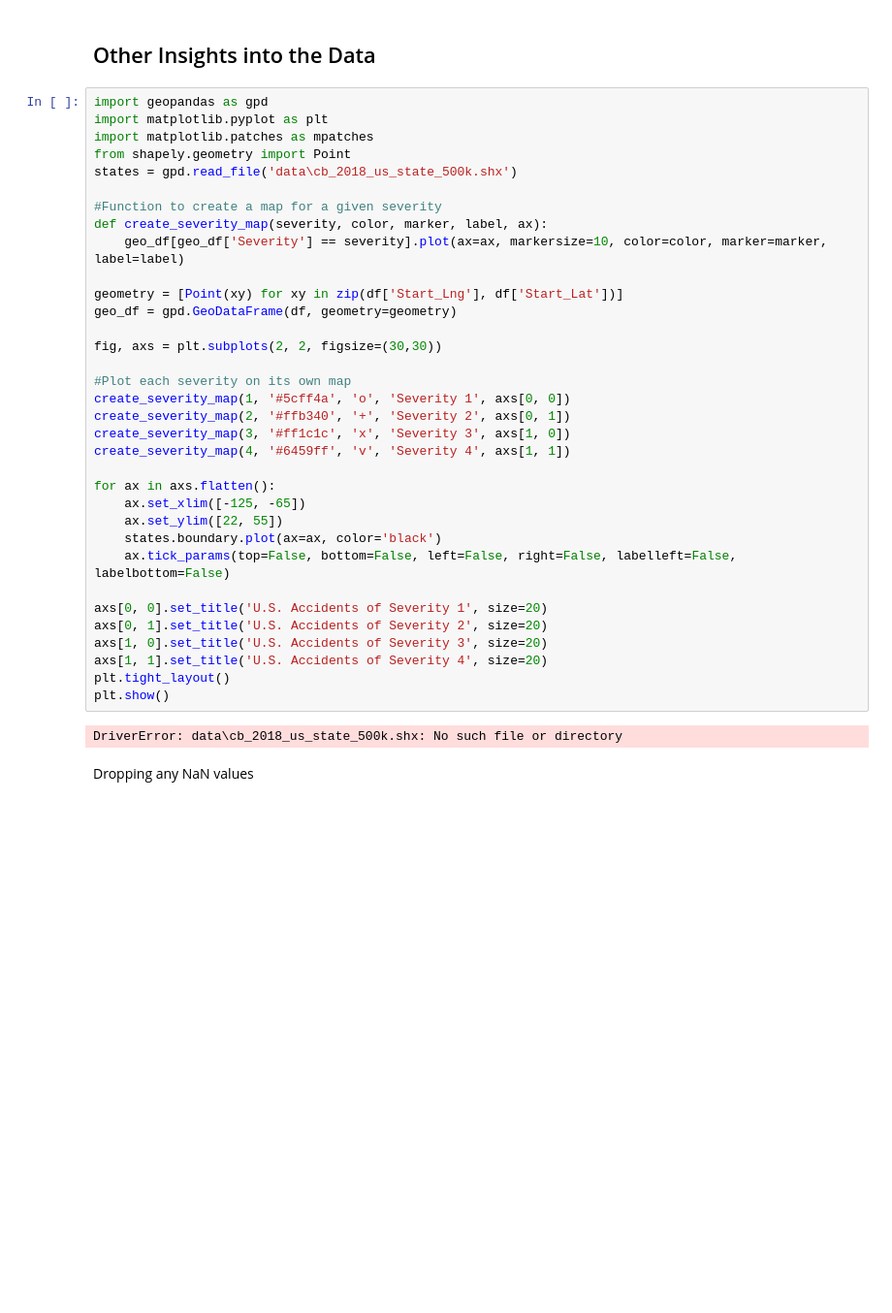
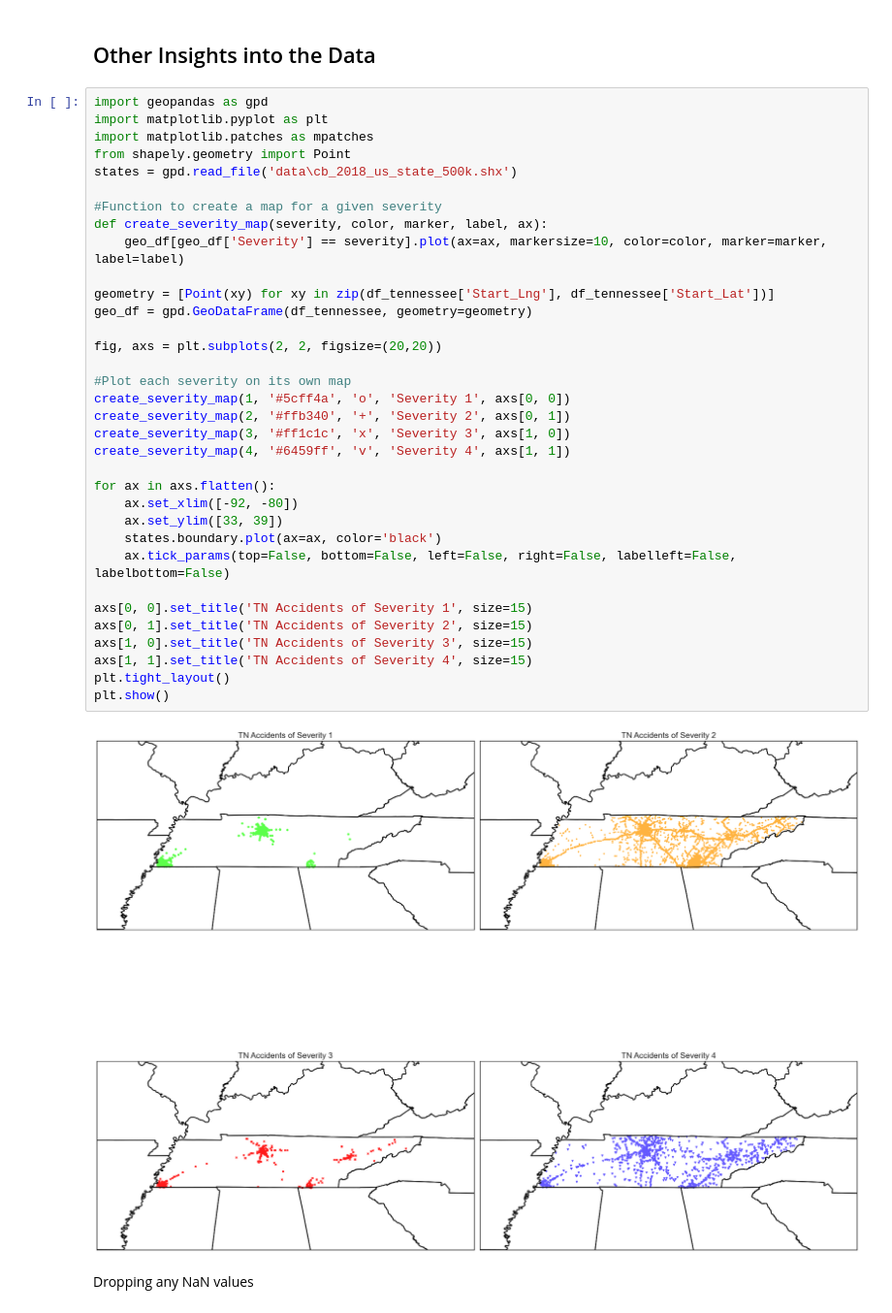
Before and after one commit to clayshubert/USAccidentAnalysisML, a Jupyter notebook: AccidentSeverity.ipynb, the cells around one changed output. Shown at 97% size. Saved outputs shown, nothing was run; the diff lists cells and outputs as text; blank space fills up the shorter version.

```diff
--- a/AccidentSeverity.ipynb
+++ b/AccidentSeverity.ipynb
@@ -178,39 +191,39 @@ We removed 'Civil_Twilight', 'Nautical_Twilight', 'Sunrise_Sunset','Astronomical
 # %%
 import geopandas as gpd
 import matplotlib.pyplot as plt
 import matplotlib.patches as mpatches
 from shapely.geometry import Point
 states = gpd.read_file('data\cb_2018_us_state_500k.shx')
 
 #Function to create a map for a given severity
 def create_severity_map(severity, color, marker, label, ax):
     geo_df[geo_df['Severity'] == severity].plot(ax=ax, markersize=10, color=color, marker=marker, label=label)
 
-geometry = [Point(xy) for xy in zip(df['Start_Lng'], df['Start_Lat'])]
-geo_df = gpd.GeoDataFrame(df, geometry=geometry)
+geometry = [Point(xy) for xy in zip(df_tennessee['Start_Lng'], df_tennessee['Start_Lat'])]
+geo_df = gpd.GeoDataFrame(df_tennessee, geometry=geometry)
 
-fig, axs = plt.subplots(2, 2, figsize=(30,30))
+fig, axs = plt.subplots(2, 2, figsize=(20,20))
 
 #Plot each severity on its own map
 create_severity_map(1, '#5cff4a', 'o', 'Severity 1', axs[0, 0])
 create_severity_map(2, '#ffb340', '+', 'Severity 2', axs[0, 1])
 create_severity_map(3, '#ff1c1c', 'x', 'Severity 3', axs[1, 0])
 create_severity_map(4, '#6459ff', 'v', 'Severity 4', axs[1, 1])
 
 for ax in axs.flatten():
-    ax.set_xlim([-125, -65])
-    ax.set_ylim([22, 55])
+    ax.set_xlim([-92, -80])
+    ax.set_ylim([33, 39])
     states.boundary.plot(ax=ax, color='black')
     ax.tick_params(top=False, bottom=False, left=False, right=False, labelleft=False, labelbottom=False)
 
-axs[0, 0].set_title('U.S. Accidents of Severity 1', size=20)
-axs[0, 1].set_title('U.S. Accidents of Severity 2', size=20)
-axs[1, 0].set_title('U.S. Accidents of Severity 3', size=20)
-axs[1, 1].set_title('U.S. Accidents of Severity 4', size=20)
+axs[0, 0].set_title('TN Accidents of Severity 1', size=15)
+axs[0, 1].set_title('TN Accidents of Severity 2', size=15)
+axs[1, 0].set_title('TN Accidents of Severity 3', size=15)
+axs[1, 1].set_title('TN Accidents of Severity 4', size=15)
 plt.tight_layout()
 plt.show()
 # %% [output]
-DriverError: data\cb_2018_us_state_500k.shx: No such file or directory
+[figure, added]
 # %% [markdown]
 Dropping any NaN values
 # %%
```
Also changed, not shown: parts of 28 cells of this notebook.
